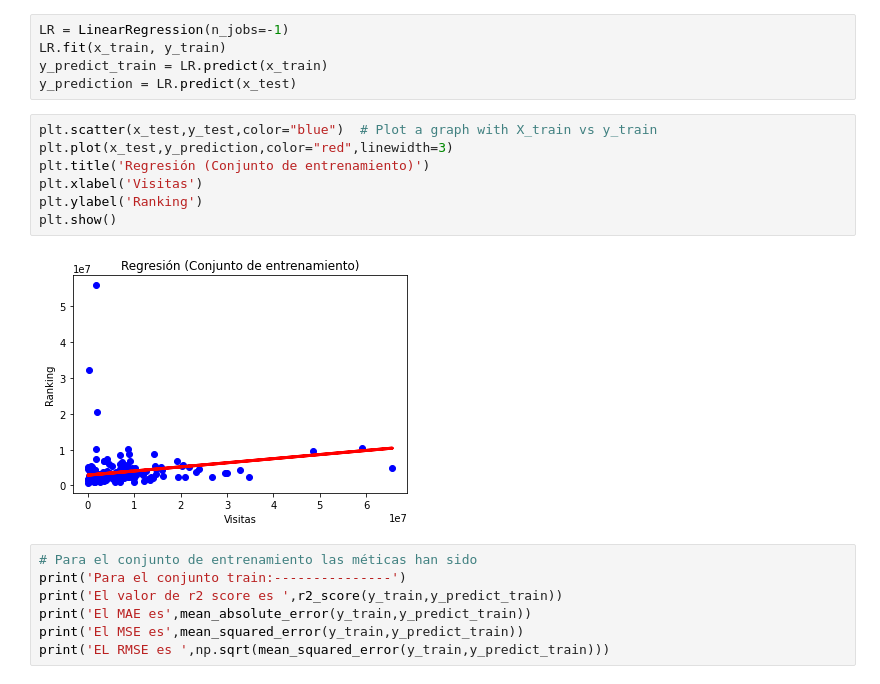
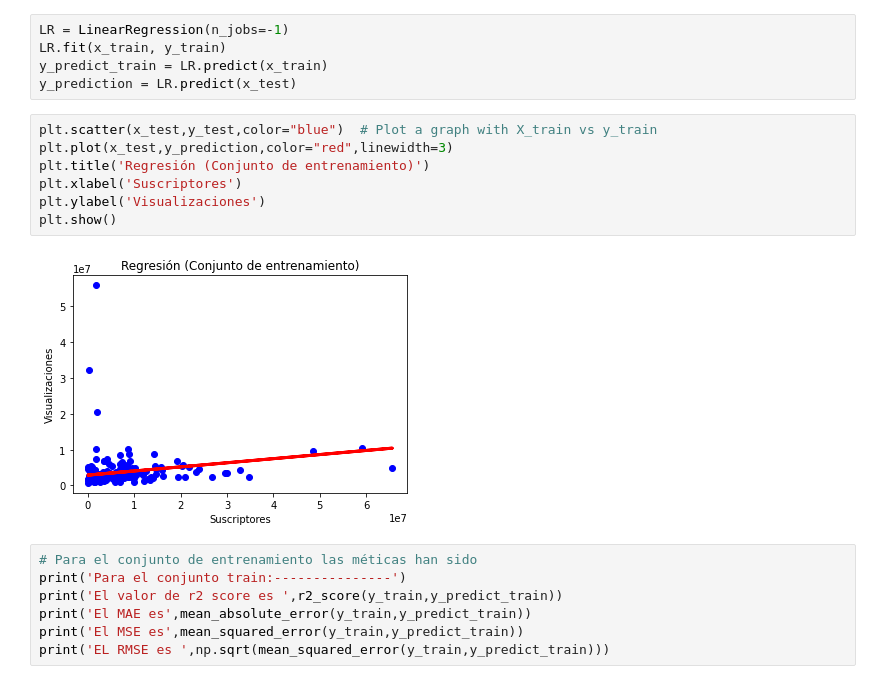
Before and after one commit to Adalab/Adalab-DA-promo-A-module-3-pairprog-3-pair-4-Alicia-Lidia, a Jupyter notebook: Regresión/Regresión 1/Pair_regresion_I.ipynb, the cells around one changed output. Cells and saved outputs as stored; diff of their text form.

```diff
--- a/Regresión/Regresión 1/Pair_regresion_I.ipynb
+++ b/Regresión/Regresión 1/Pair_regresion_I.ipynb
@@ -175,12 +158,12 @@ y_prediction = LR.predict(x_test)
 # %%
 plt.scatter(x_test,y_test,color="blue")  # Plot a graph with X_train vs y_train
 plt.plot(x_test,y_prediction,color="red",linewidth=3)
 plt.title('Regresión (Conjunto de entrenamiento)')
-plt.xlabel('Visitas')
-plt.ylabel('Ranking')
+plt.xlabel('Suscriptores')
+plt.ylabel('Visualizaciones')
 plt.show()
 # %% [output]
-[figure, old version]
+[figure, new version]
 # %%
 # Para el conjunto de entrenamiento las méticas han sido
 print('Para el conjunto train:---------------')
```
Also changed, not shown: parts of 5 cells of this notebook, 16 other files.
